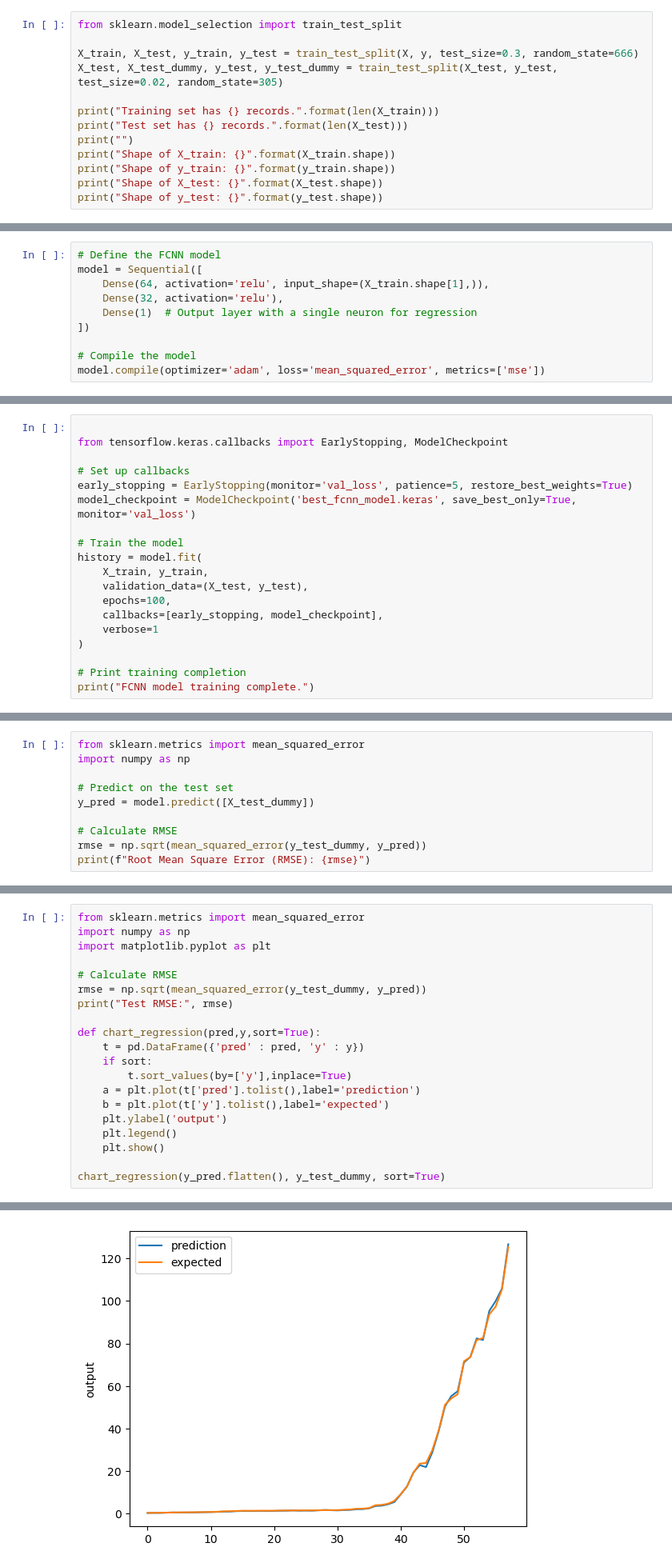
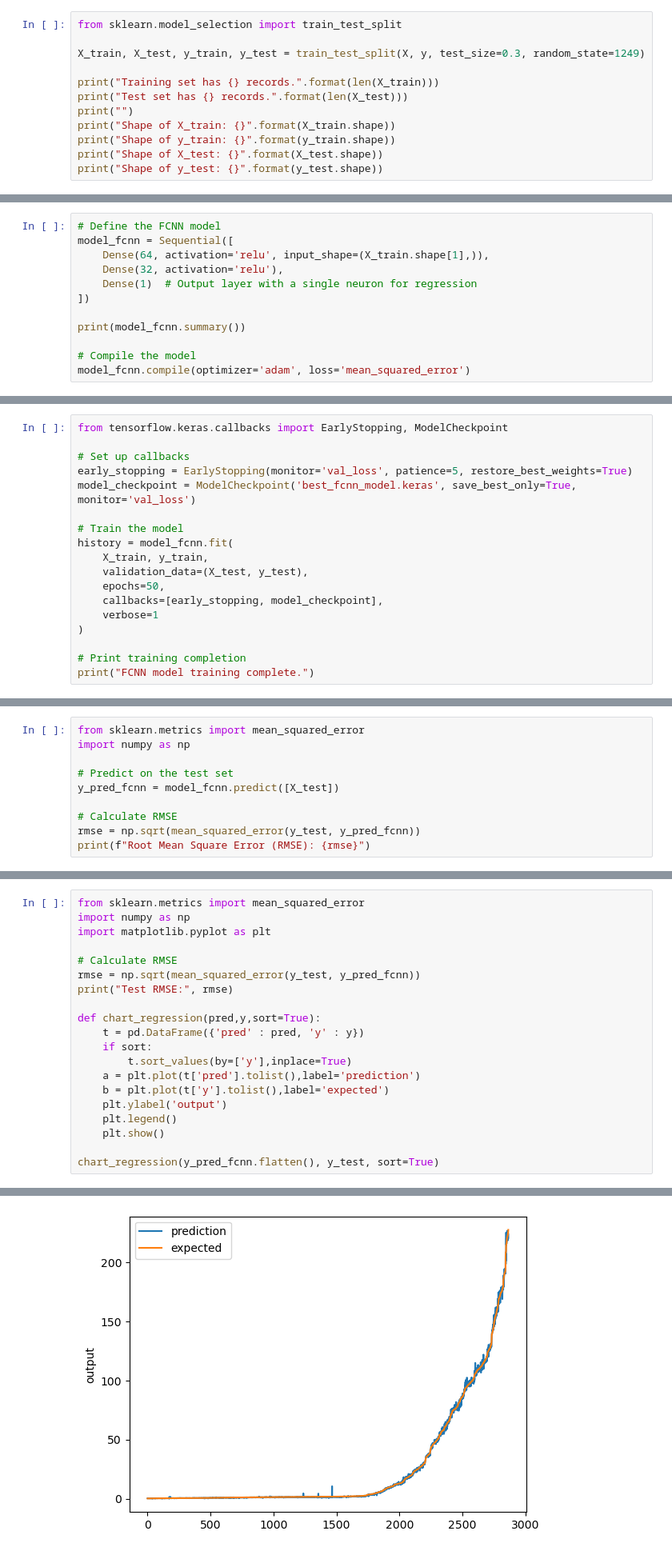
Before and after one commit to williamlorence/CSC180-Project-4, a Jupyter notebook: project4.ipynb, the cells around one changed output, grey strips where cells are left out. Shown: that part at 80% size. Drawn from its saved outputs; the diff is of its cells as text.

```diff
--- a/project4.ipynb
+++ b/project4.ipynb
@@ -125,8 +125,7 @@ array([0.551339, 0.580357, 0.633929, 0.642857, 0.627232])
 # %%
 from sklearn.model_selection import train_test_split
 
-X_train, X_test, y_train, y_test = train_test_split(X, y, test_size=0.3, random_state=666)
-X_test, X_test_dummy, y_test, y_test_dummy = train_test_split(X_test, y_test, test_size=0.02, random_state=305)
+X_train, X_test, y_train, y_test = train_test_split(X, y, test_size=0.3, random_state=1249)
 
 print("Training set has {} records.".format(len(X_train)))
 print("Test set has {} records.".format(len(X_test)))
@@ -171,11 +170,13 @@ array([ 38.5     , 169.979996,   0.321429,   0.660714,   0.642857])
 ## Build the Fully-Connected Neural Network (FCNN)
 # %%
 # Define the FCNN model
-model = Sequential([
+model_fcnn = Sequential([
     Dense(64, activation='relu', input_shape=(X_train.shape[1],)),
     Dense(32, activation='relu'),
     Dense(1)  # Output layer with a single neuron for regression
 ])
 
+print(model_fcnn.summary())
+
 # Compile the model
-model.compile(optimizer='adam', loss='mean_squared_error', metrics=['mse'])
+model_fcnn.compile(optimizer='adam', loss='mean_squared_error')
@@ -184,5 +198,4 @@ model.compile(optimizer='adam', loss='mean_squared_error', metrics=['mse'])
 # %%
-
 from tensorflow.keras.callbacks import EarlyStopping, ModelCheckpoint
 
 # Set up callbacks
@@ -190,10 +203,10 @@ early_stopping = EarlyStopping(monitor='val_loss', patience=5, restore_best_weig
 model_checkpoint = ModelCheckpoint('best_fcnn_model.keras', save_best_only=True, monitor='val_loss')
 
 # Train the model
-history = model.fit(
+history = model_fcnn.fit(
     X_train, y_train,
     validation_data=(X_test, y_test),
-    epochs=100,
+    epochs=50,
     callbacks=[early_stopping, model_checkpoint],
     verbose=1
 )
@@ -225,9 +238,9 @@ from sklearn.metrics import mean_squared_error
 import numpy as np
 
 # Predict on the test set
-y_pred = model.predict([X_test_dummy])
+y_pred_fcnn = model_fcnn.predict([X_test])
 
 # Calculate RMSE
-rmse = np.sqrt(mean_squared_error(y_test_dummy, y_pred))
+rmse = np.sqrt(mean_squared_error(y_test, y_pred_fcnn))
 print(f"Root Mean Square Error (RMSE): {rmse}")
 # %% [output]
@@ -241,7 +252,7 @@ import numpy as np
 import matplotlib.pyplot as plt
 
 # Calculate RMSE
-rmse = np.sqrt(mean_squared_error(y_test_dummy, y_pred))
+rmse = np.sqrt(mean_squared_error(y_test, y_pred_fcnn))
 print("Test RMSE:", rmse)
 
 def chart_regression(pred,y,sort=True):
@@ -254,5 +265,5 @@ def chart_regression(pred,y,sort=True):
     plt.legend()
     plt.show()
 
-chart_regression(y_pred.flatten(), y_test_dummy, sort=True)
+chart_regression(y_pred_fcnn.flatten(), y_test, sort=True)
 # %% [output]
@@ -260 +271 @@ Test RMSE: 0.6315607419956101
-[figure, old version]
+[figure, new version]
```
Also changed, not shown: parts of 14 cells of this notebook, 1 other file.
